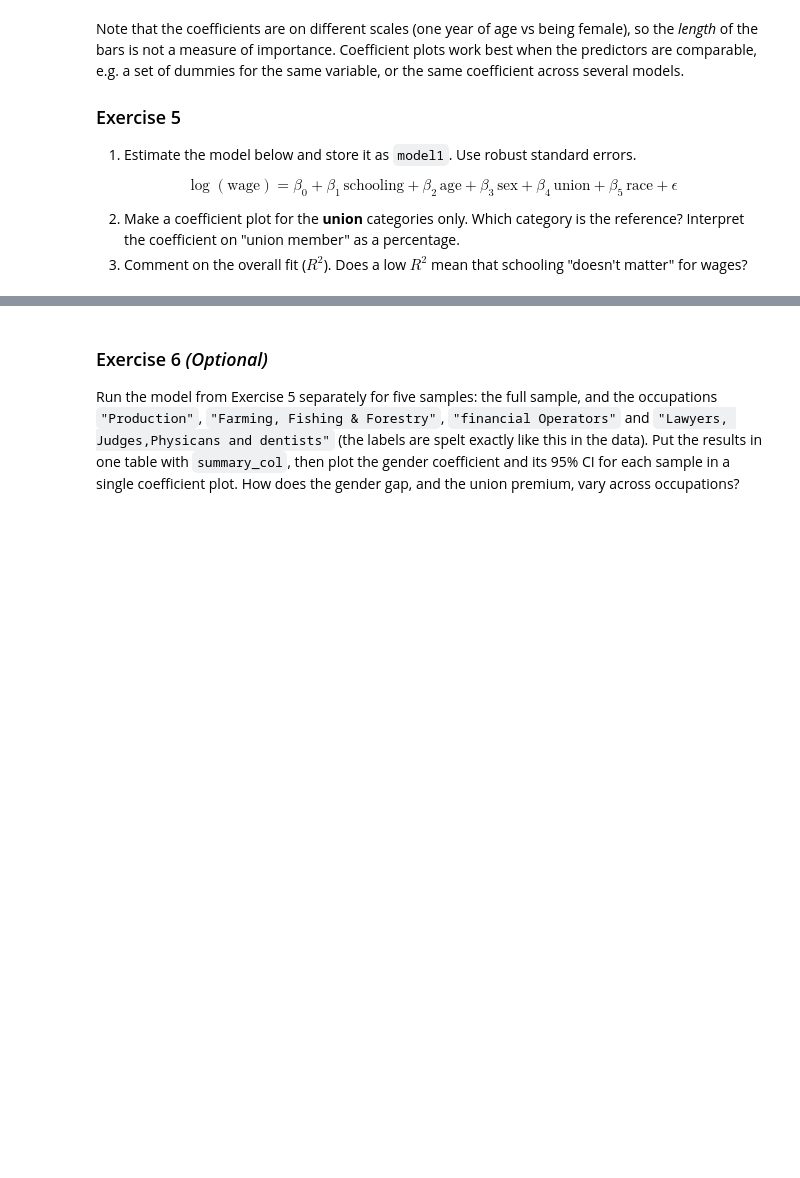
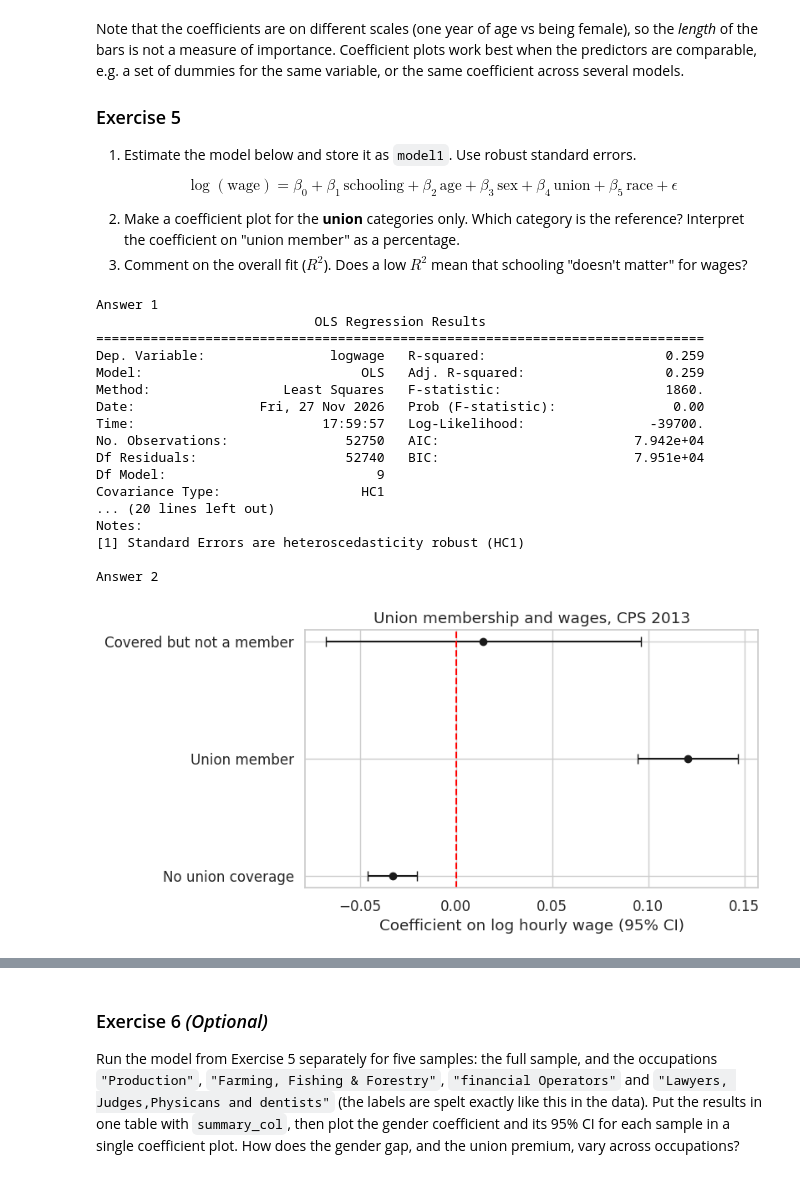
Before and after one commit to sebaalymajd-png/QM2, a Jupyter notebook: Copy_of_W07_Linear_Regression.ipynb, the cells around one changed output, grey strips where cells are left out. Saved outputs shown, nothing was run; the diff lists cells and outputs as text; code cells hidden in the pictures; blank space fills up the shorter version.

```diff
--- a/Copy_of_W07_Linear_Regression.ipynb
+++ b/Copy_of_W07_Linear_Regression.ipynb
@@ -558,0 +706,75 @@ $$\log(\text{wage}) = \beta_0 + \beta_1\,\text{schooling} + \beta_2\,\text{age}
+# %%
+
+print("Answer 1")
+
+model1 = smf.ols("logwage ~ sch + age + C(sex) + C(union) + C(race)",
+                 data=reg_df).fit(cov_type="HC1")
+
+print(model1.summary())
+
+
+
+print()
+print("Answer 2")
+
+coefs = pd.DataFrame({"coef": model1.params,
+                      "lo": model1.conf_int()[0],
+                      "hi": model1.conf_int()[1]})
+
+coefs = coefs.loc[["C(union)[T.1.0]",
+                   "C(union)[T.2.0]",
+                   "C(union)[T.3.0]"]]
+
+labels = {"C(union)[T.1.0]": "No union coverage",
+          "C(union)[T.2.0]": "Union member",
+          "C(union)[T.3.0]": "Covered but not a member"}
+
+coefs.index = coefs.index.map(labels)
+
+fig, ax = plt.subplots(figsize=(7, 4))
+
+ax.errorbar(coefs["coef"], coefs.index,
+            xerr=[coefs["coef"] - coefs["lo"],
+                  coefs["hi"] - coefs["coef"]],
+            fmt="o", color="k", capsize=4)
+
+ax.axvline(0, color="red", ls="--")
+
+ax.set(xlabel="Coefficient on log hourly wage (95% CI)",
+       title="Union membership and wages, CPS 2013")
+
+plt.show()
+
+b = model1.params["C(union)[T.2.0]"]
+
+print(f"Union member: {100*(np.exp(b)-1):.1f}%")
+
+print(f"The reference category is union = 0 (N/A). Union members earn {100*(np.exp(b)-1):.1f}% more than this group, holding other variables constant. The difference is statistically significant.")
+
+
+
+print()
+print("Answer 3")
+
+print(f"R-squared: {model1.rsquared:.3f}")
+
+print(f"The model explains {100*model1.rsquared:.1f}% of the variation in log wages. A low R² does not mean schooling is unimportant, as other factors also influence wages.")
+# %% [output]
+Answer 1
+                            OLS Regression Results
+==============================================================================
+Dep. Variable:                logwage   R-squared:                       0.259
+Model:                            OLS   Adj. R-squared:                  0.259
+Method:                 Least Squares   F-statistic:                     1860.
+Date:                Fri, 27 Nov 2026   Prob (F-statistic):               0.00
+Time:                        17:59:57   Log-Likelihood:                -39700.
+No. Observations:               52750   AIC:                         7.942e+04
+Df Residuals:                   52740   BIC:                         7.951e+04
+Df Model:                           9
+Covariance Type:                  HC1
+... (20 lines left out)
+Notes:
+[1] Standard Errors are heteroscedasticity robust (HC1)
+
+Answer 2
+[figure, added]
```
Also changed, not shown: parts of 29 cells of this notebook.
